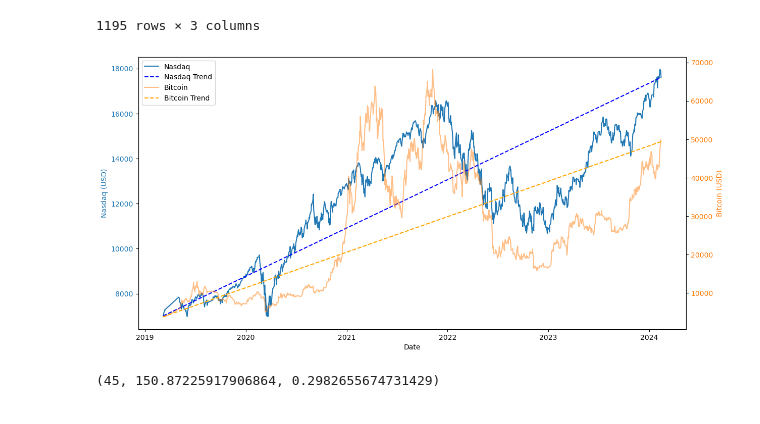
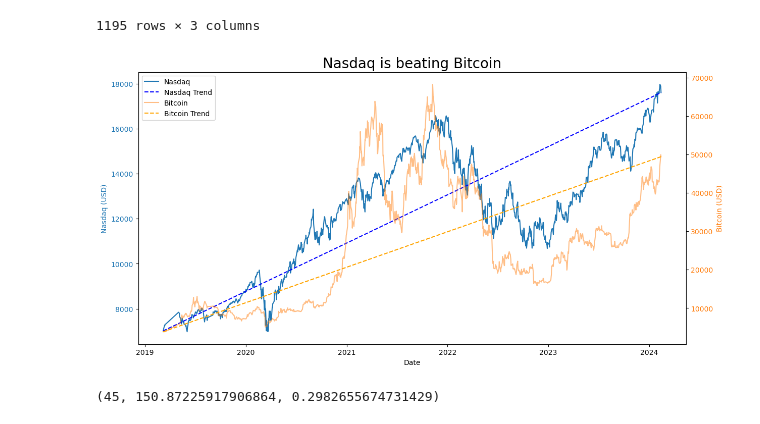
Before and after one commit to James-Leste/VisualizationNotebook, a Jupyter notebook: exercise1/scripts/bitcoin_nasdaq_new.ipynb, the cells around one changed output. Cells and saved outputs as stored; diff of their text form; code cells hidden in the pictures.

```diff
--- a/exercise1/scripts/bitcoin_nasdaq_new.ipynb
+++ b/exercise1/scripts/bitcoin_nasdaq_new.ipynb
@@ -54,35 +54,35 @@ merged_df
 # Creating a plot with dual y-axis to make Nasdaq appear to perform better than Bitcoin
 fig, ax1 = plt.subplots(figsize=(14, 7))
 
 color = 'tab:blue'
 ax1.set_xlabel('Date')
 ax1.set_ylabel('Nasdaq (USD)', color=color)
 ax1.plot(merged_df['Date'], merged_df['Price (USD)_Nasdaq'], label='Nasdaq', color=color)
 ax1.tick_params(axis='y', labelcolor=color)
 
 ax2 = ax1.twinx()  # instantiate a second axes that shares the same x-axis
 color = 'tab:orange'
 ax2.set_ylabel('Bitcoin (USD)', color=color)  # we already handled the x-label with ax1
 ax2.plot(merged_df['Date'], merged_df['Price (USD)_Bitcoin'], label='Bitcoin', color=color, alpha=0.5)
 ax2.tick_params(axis='y', labelcolor=color)
 
 start_nasdaq = merged_df['Price (USD)_Nasdaq'].iloc[0]
 end_nasdaq = merged_df['Price (USD)_Nasdaq'].iloc[-1]
 start_bitcoin = merged_df['Price (USD)_Bitcoin'].iloc[0]
 end_bitcoin = merged_df['Price (USD)_Bitcoin'].iloc[-1]
 
 ax1.plot([merged_df['Date'].iloc[0], merged_df['Date'].iloc[-1]], [start_nasdaq, end_nasdaq], label='Nasdaq Trend', color='blue', linestyle='--')
 ax2.plot([merged_df['Date'].iloc[0], merged_df['Date'].iloc[-1]], [start_bitcoin, end_bitcoin], label='Bitcoin Trend', color='orange', linestyle='--')
 
 # Adding a legend to the plot
 lines, labels = ax1.get_legend_handles_labels()
 lines2, labels2 = ax2.get_legend_handles_labels()
 
 ax2.legend(lines + lines2, labels + labels2, loc='upper left')
-
+plt.title("Nasdaq is beating Bitcoin", fontsize=20)
 plt.savefig('../images/Nasdaq_over_Bitcoin2.png')
 # %% [output]
-[figure, old version]
+[figure, new version]
 # %%
 # Calculate the angle of the Nasdaq's growth line in the graphic
 initial_nasdaq_price = merged_df['Price (USD)_Nasdaq'].iloc[0]
```
Also changed, not shown: 4 other files.
